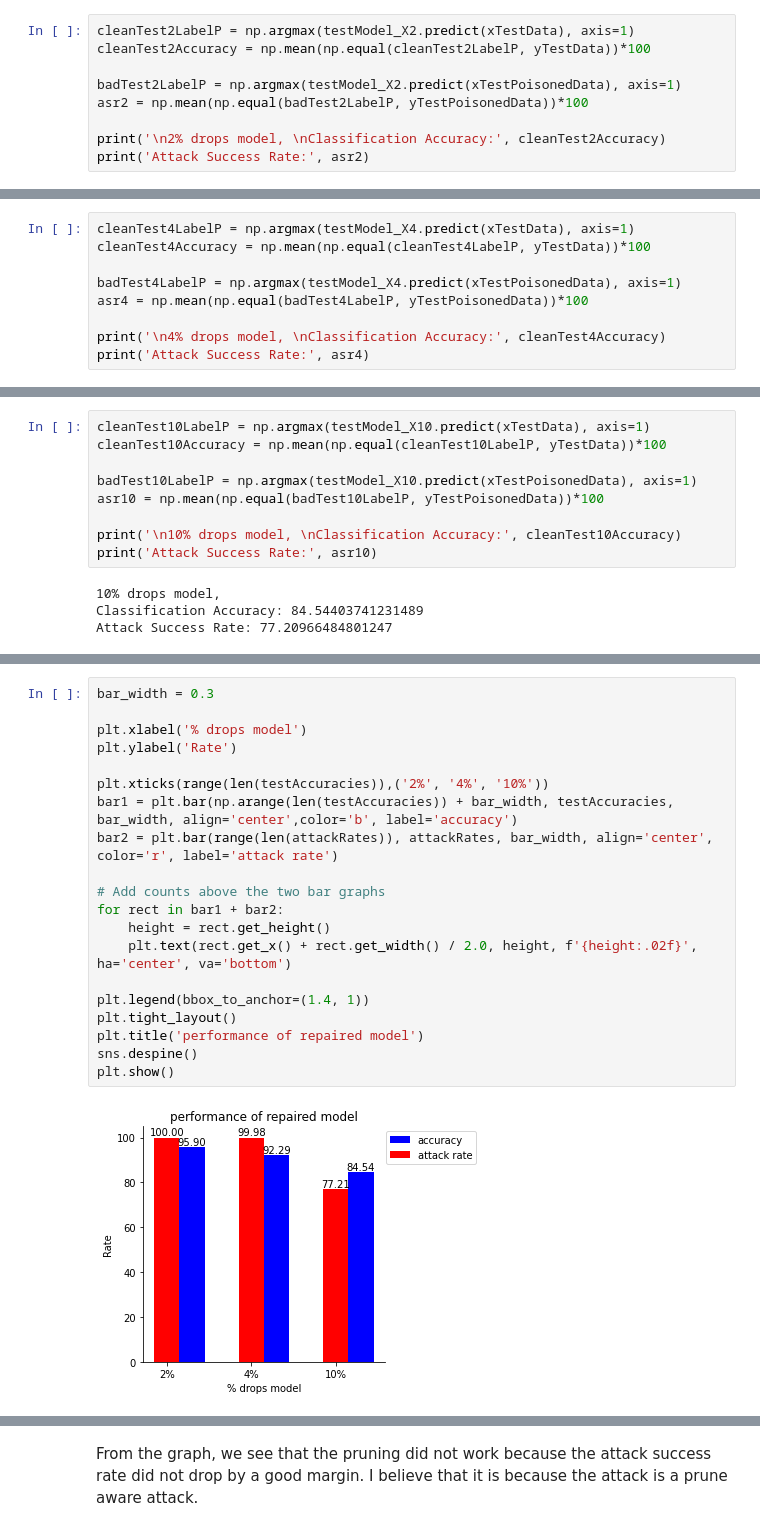
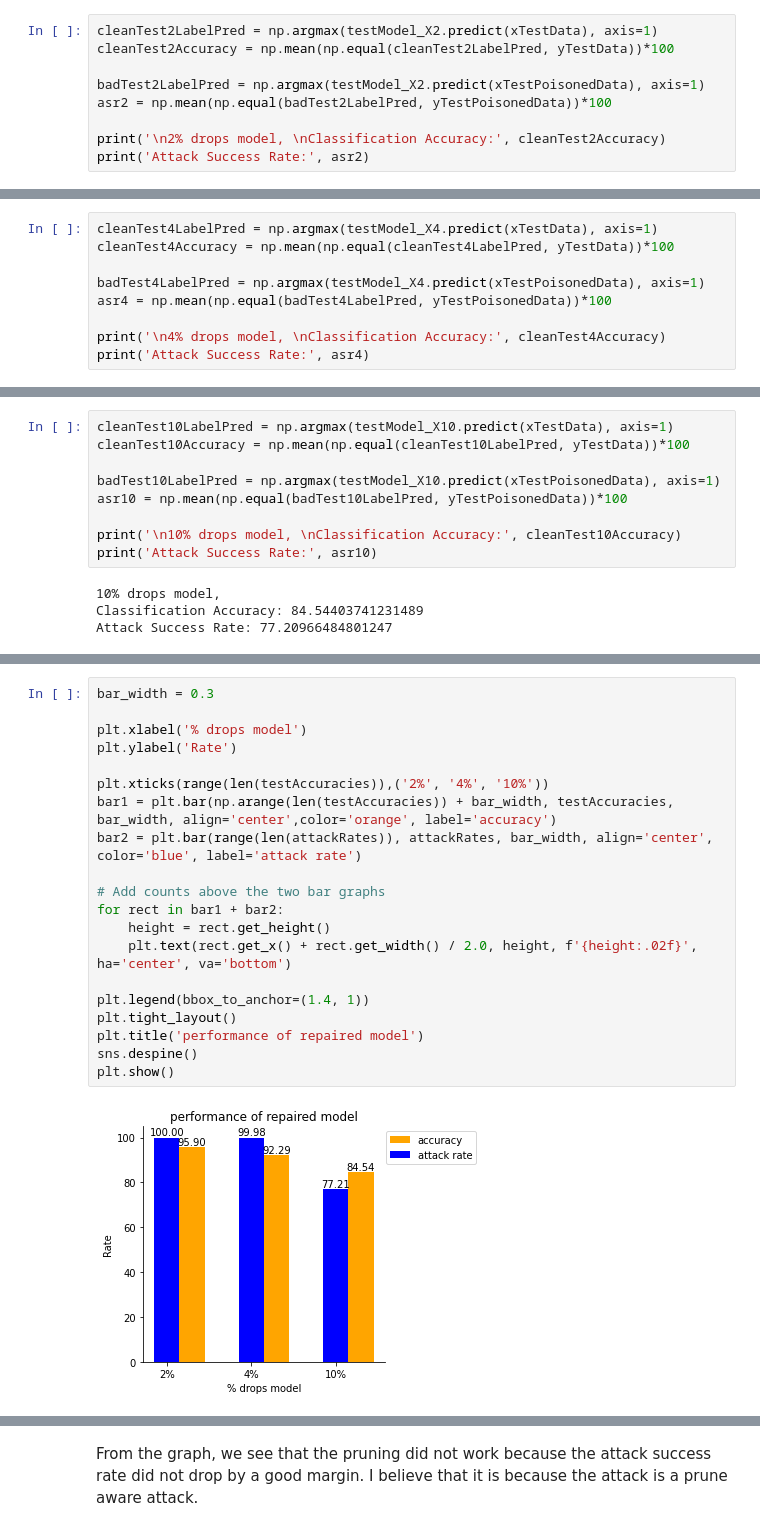
Before and after one commit to SaiKiranCVN/ML-Cyber-Sec-Lab3, a Jupyter notebook: ML_CyberSec_Lab3_KSS519.ipynb, the cells around one changed output, grey strips where cells are left out. Cells and saved outputs as stored; diff of their text form.

```diff
--- a/ML_CyberSec_Lab3_KSS519.ipynb
+++ b/ML_CyberSec_Lab3_KSS519.ipynb
@@ -307,11 +280,11 @@ GoodNetModel_X10 = GoodNet(model, testModel_X10)
 # %% [markdown]
 Evaluate on the test dataset
 # %%
-cleanTest2LabelP = np.argmax(testModel_X2.predict(xTestData), axis=1)
-cleanTest2Accuracy = np.mean(np.equal(cleanTest2LabelP, yTestData))*100
+cleanTest2LabelPred = np.argmax(testModel_X2.predict(xTestData), axis=1)
+cleanTest2Accuracy = np.mean(np.equal(cleanTest2LabelPred, yTestData))*100
 
-badTest2LabelP = np.argmax(testModel_X2.predict(xTestPoisonedData), axis=1)
-asr2 = np.mean(np.equal(badTest2LabelP, yTestPoisonedData))*100
+badTest2LabelPred = np.argmax(testModel_X2.predict(xTestPoisonedData), axis=1)
+asr2 = np.mean(np.equal(badTest2LabelPred, yTestPoisonedData))*100
 
 print('\n2% drops model, \nClassification Accuracy:', cleanTest2Accuracy)
 print('Attack Success Rate:', asr2)
@@ -320,11 +293,11 @@ print('Attack Success Rate:', asr2)
 Classification Accuracy: 95.90023382696803
 Attack Success Rate: 100.0
 # %%
-cleanTest4LabelP = np.argmax(testModel_X4.predict(xTestData), axis=1)
-cleanTest4Accuracy = np.mean(np.equal(cleanTest4LabelP, yTestData))*100
+cleanTest4LabelPred = np.argmax(testModel_X4.predict(xTestData), axis=1)
+cleanTest4Accuracy = np.mean(np.equal(cleanTest4LabelPred, yTestData))*100
 
-badTest4LabelP = np.argmax(testModel_X4.predict(xTestPoisonedData), axis=1)
-asr4 = np.mean(np.equal(badTest4LabelP, yTestPoisonedData))*100
+badTest4LabelPred = np.argmax(testModel_X4.predict(xTestPoisonedData), axis=1)
+asr4 = np.mean(np.equal(badTest4LabelPred, yTestPoisonedData))*100
 
 print('\n4% drops model, \nClassification Accuracy:', cleanTest4Accuracy)
 print('Attack Success Rate:', asr4)
@@ -333,11 +306,11 @@ print('Attack Success Rate:', asr4)
 Classification Accuracy: 92.29150428682775
 Attack Success Rate: 99.98441153546376
 # %%
-cleanTest10LabelP = np.argmax(testModel_X10.predict(xTestData), axis=1)
-cleanTest10Accuracy = np.mean(np.equal(cleanTest10LabelP, yTestData))*100
+cleanTest10LabelPred = np.argmax(testModel_X10.predict(xTestData), axis=1)
+cleanTest10Accuracy = np.mean(np.equal(cleanTest10LabelPred, yTestData))*100
 
-badTest10LabelP = np.argmax(testModel_X10.predict(xTestPoisonedData), axis=1)
-asr10 = np.mean(np.equal(badTest10LabelP, yTestPoisonedData))*100
+badTest10LabelPred = np.argmax(testModel_X10.predict(xTestPoisonedData), axis=1)
+asr10 = np.mean(np.equal(badTest10LabelPred, yTestPoisonedData))*100
 
 print('\n10% drops model, \nClassification Accuracy:', cleanTest10Accuracy)
 print('Attack Success Rate:', asr10)
@@ -364,23 +324,23 @@ df.set_index('Model')
 # %%
 bar_width = 0.3
 
 plt.xlabel('% drops model')
 plt.ylabel('Rate')
 
 plt.xticks(range(len(testAccuracies)),('2%', '4%', '10%'))
-bar1 = plt.bar(np.arange(len(testAccuracies)) + bar_width, testAccuracies, bar_width, align='center',color='b', label='accuracy')
-bar2 = plt.bar(range(len(attackRates)), attackRates, bar_width, align='center', color='r', label='attack rate')
+bar1 = plt.bar(np.arange(len(testAccuracies)) + bar_width, testAccuracies, bar_width, align='center',color='orange', label='accuracy')
+bar2 = plt.bar(range(len(attackRates)), attackRates, bar_width, align='center', color='blue', label='attack rate')
 
 # Add counts above the two bar graphs
 for rect in bar1 + bar2:
     height = rect.get_height()
     plt.text(rect.get_x() + rect.get_width() / 2.0, height, f'{height:.02f}', ha='center', va='bottom')
 
 plt.legend(bbox_to_anchor=(1.4, 1))
 plt.tight_layout()
 plt.title('performance of repaired model')
 sns.despine()
 plt.show()
 # %% [output]
-[figure, old version]
+[figure, new version]
 # %%
```
Also changed, not shown: parts of 18 cells of this notebook.
